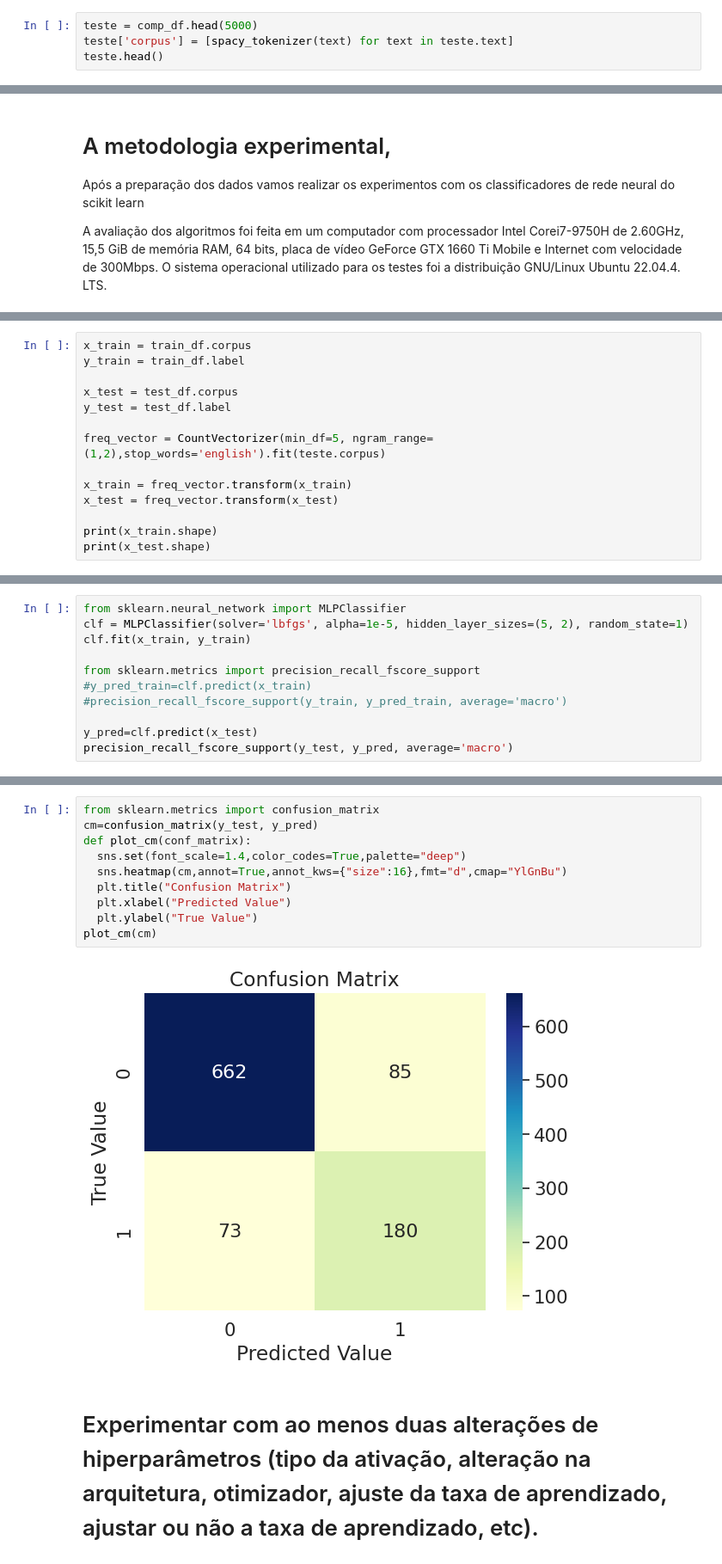
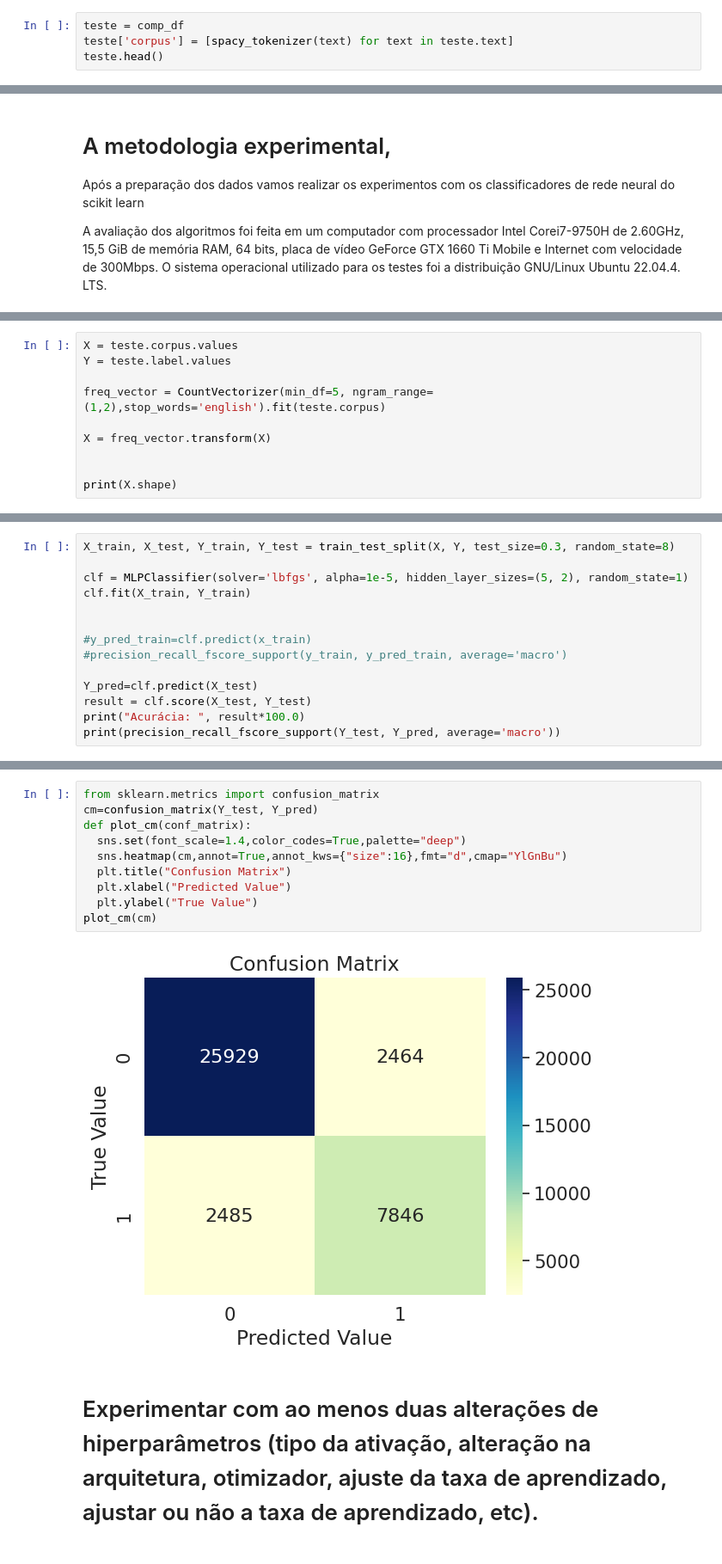
Before and after one commit to regisalbuquerque/ia_trab01, a Jupyter notebook: tests.ipynb, the cells around one changed output, grey strips where cells are left out. Shown: that part at 86% size. Cells and saved outputs as stored; diff of their text form.

Commit message:
Relat and tests update

```diff
--- a/tests.ipynb
+++ b/tests.ipynb
@@ -204,7 +292,7 @@ def spacy_tokenizer(sentence):
     # return preprocessed list of tokens
     return mytokens
 # %%
-teste = comp_df.head(5000)
+teste = comp_df
 teste['corpus'] = [spacy_tokenizer(text) for text in teste.text]
 teste.head()
 # %% [output]
@@ -253,15 +338,11 @@ test_df = teste.tail(1000)
 # %%
-x_train = train_df.corpus
-y_train = train_df.label
-
-x_test = test_df.corpus
-y_test = test_df.label
+X = teste.corpus.values
+Y = teste.label.values
 
 freq_vector = CountVectorizer(min_df=5, ngram_range=(1,2),stop_words='english').fit(teste.corpus)
 
-x_train = freq_vector.transform(x_train)
-x_test = freq_vector.transform(x_test)
+X = freq_vector.transform(X)
 
-print(x_train.shape)
-print(x_test.shape)
+
+print(X.shape)
 # %% [output]
@@ -273,14 +355,17 @@ print(x_test.shape)
 
 https://scikit-learn.org/stable/modules/generated/sklearn.neural_network.MLPClassifier.html
 # %%
-from sklearn.neural_network import MLPClassifier
+X_train, X_test, Y_train, Y_test = train_test_split(X, Y, test_size=0.3, random_state=8)
+
 clf = MLPClassifier(solver='lbfgs', alpha=1e-5, hidden_layer_sizes=(5, 2), random_state=1)
-clf.fit(x_train, y_train)
+clf.fit(X_train, Y_train)
 
-from sklearn.metrics import precision_recall_fscore_support
+
 #y_pred_train=clf.predict(x_train)
 #precision_recall_fscore_support(y_train, y_pred_train, average='macro')
 
-y_pred=clf.predict(x_test)
-precision_recall_fscore_support(y_test, y_pred, average='macro')
+Y_pred=clf.predict(X_test)
+result = clf.score(X_test, Y_test)
+print("Acurácia: ", result*100.0)
+print(precision_recall_fscore_support(Y_test, Y_pred, average='macro'))
 # %% [output]
@@ -288,15 +413,15 @@ precision_recall_fscore_support(y_test, y_pred, average='macro')
 # %%
 from sklearn.metrics import confusion_matrix
-cm=confusion_matrix(y_test, y_pred)
+cm=confusion_matrix(Y_test, Y_pred)
 def plot_cm(conf_matrix):
   sns.set(font_scale=1.4,color_codes=True,palette="deep")
   sns.heatmap(cm,annot=True,annot_kws={"size":16},fmt="d",cmap="YlGnBu")
   plt.title("Confusion Matrix")
   plt.xlabel("Predicted Value")
   plt.ylabel("True Value")
 plot_cm(cm)
 # %% [output]
-[figure, old version]
+[figure, new version]
 # %% [markdown]
 # Experimentar com ao menos duas alterações de hiperparâmetros (tipo da ativação, alteração na arquitetura, otimizador, ajuste da taxa de aprendizado, ajustar ou não a taxa de aprendizado, etc).
 # %%
```
Also changed, not shown: parts of 25 cells of this notebook.
